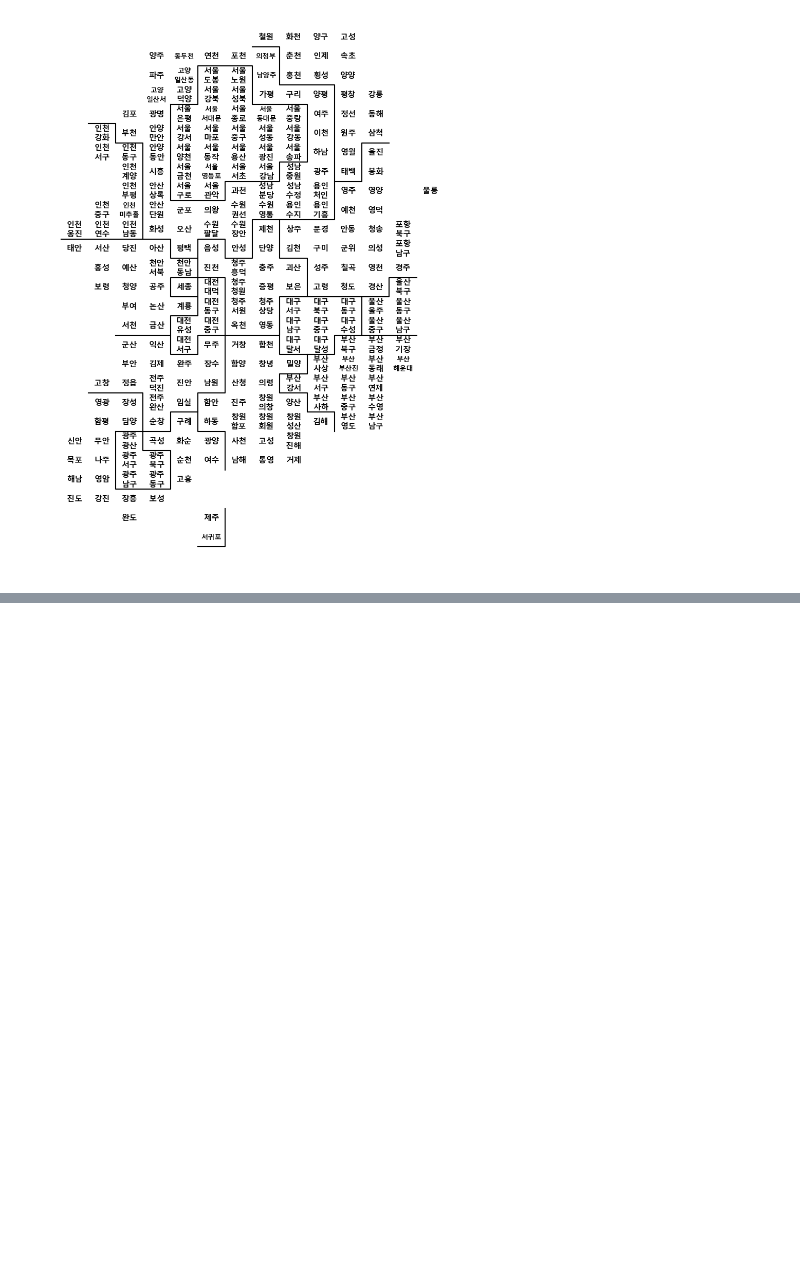
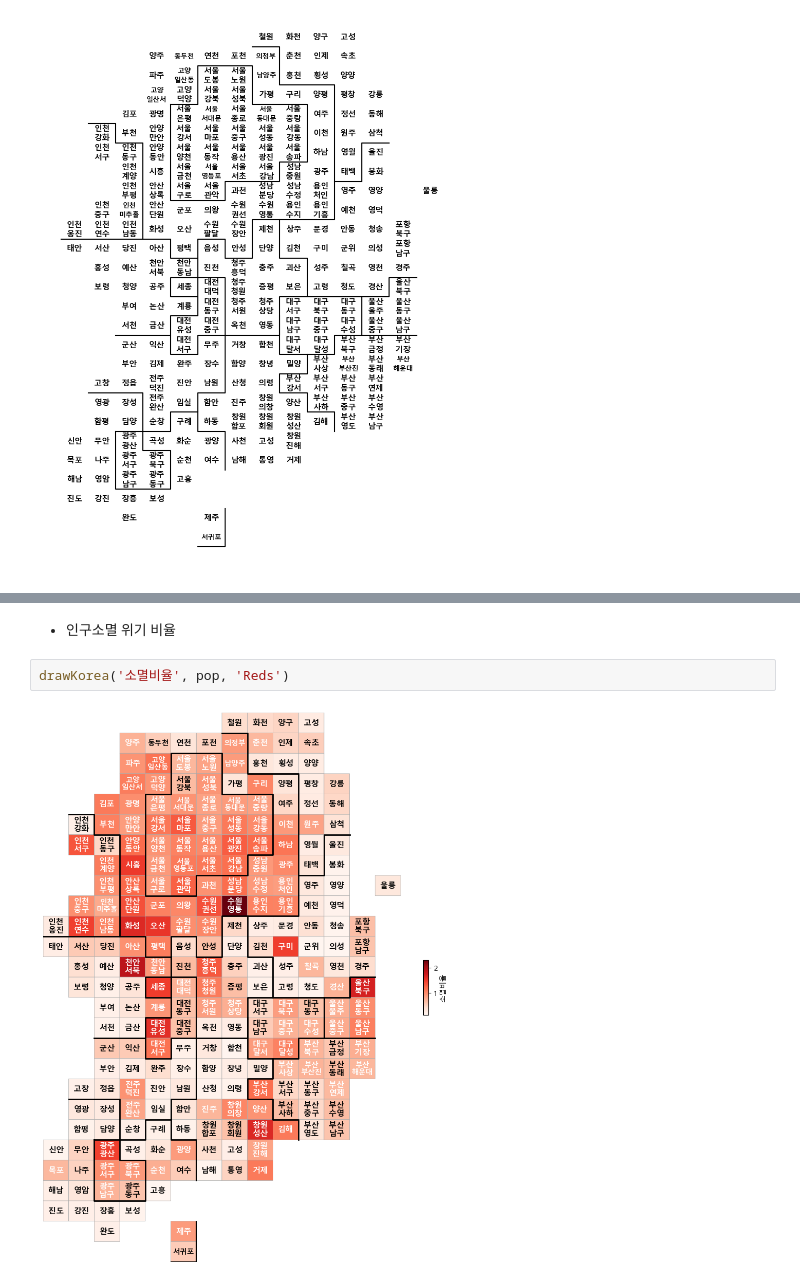
Before and after one commit to ckiekim/DataAnalysis-2023.09, a Jupyter notebook: 10.Cartogram/03.인구소멸위기지역-시각화.ipynb, the cells around one changed output, grey strips where cells are left out. Cells and saved outputs as stored; diff of their text form; blank space fills up the shorter version.

```diff
--- a/10.Cartogram/03.인구소멸위기지역-시각화.ipynb
+++ b/10.Cartogram/03.인구소멸위기지역-시각화.ipynb
@@ -123,0 +144,6 @@ plt.show()
+# %% [markdown]
+- 인구소멸 위기 비율
+# %%
+drawKorea('소멸비율', pop, 'Reds')
+# %% [output]
+[figure, added]
```
Also changed, not shown: parts of 12 cells of this notebook, 1 other file.
